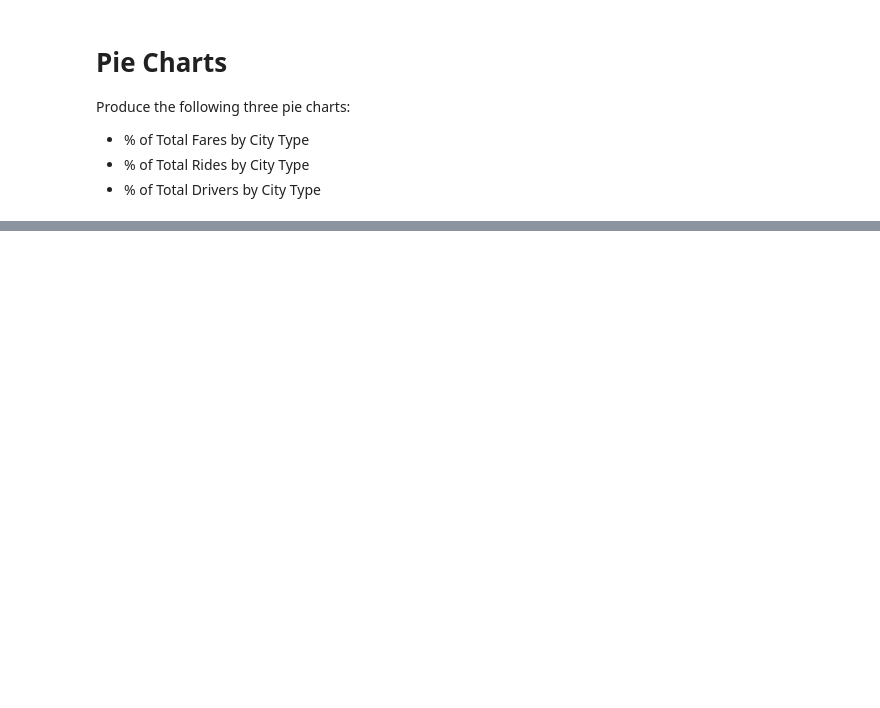
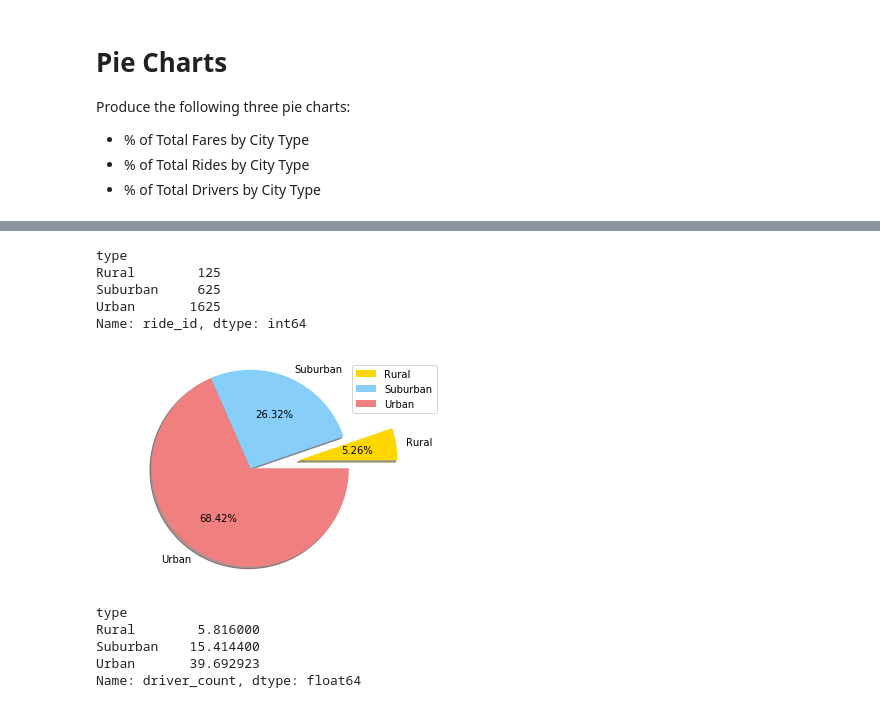
Before and after one commit to l1uc3ky/matplotlib-challenge, a Jupyter notebook: matplotlib hw Pyber.ipynb, the cells around one changed output, grey strips where cells are left out. Saved outputs shown, nothing was run; the diff lists cells and outputs as text; code cells hidden in the pictures; blank space fills up the shorter version.

```diff
--- a/matplotlib hw Pyber.ipynb
+++ b/matplotlib hw Pyber.ipynb
@@ -209,0 +245,41 @@ Produce the following three pie charts:
+# %%
+#Total rides by city type.
+
+city_rides_pie = merge_data.groupby(["type"])["ride_id"].count()
+city_rides_pie
+# %% [output]
+type
+Rural        125
+Suburban     625
+Urban       1625
+Name: ride_id, dtype: int64
+# %%
+# Create index for slice labels
+city_rides_pie.index
+
+#Explode the first section
+explode = (0.5,0,0)
+
+#Create the pie chart.
+plt.pie(city_rides_pie, labels = city_fare_pie.index, autopct = "%1.2f%%", colors = colors, explode = explode, shadow = True)
+
+#Tell Matplotlib that we wnat the pie chart to have equal axes.
+plt.axis("equal")
+
+#Add the legend.
+plt.legend(loc = "upper right")
+
+#Show the chart.
+plt.show()
+# %% [output]
+[figure, added]
+# %%
+# Total drive count by city
+city_drivers_pie = merge_data.groupby(["type"])["driver_count"].mean()
+city_drivers_pie
+# %% [output]
+type
+Rural        5.816000
+Suburban    15.414400
+Urban       39.692923
+Name: driver_count, dtype: float64
```
Also changed, not shown: parts of 4 cells of this notebook.
